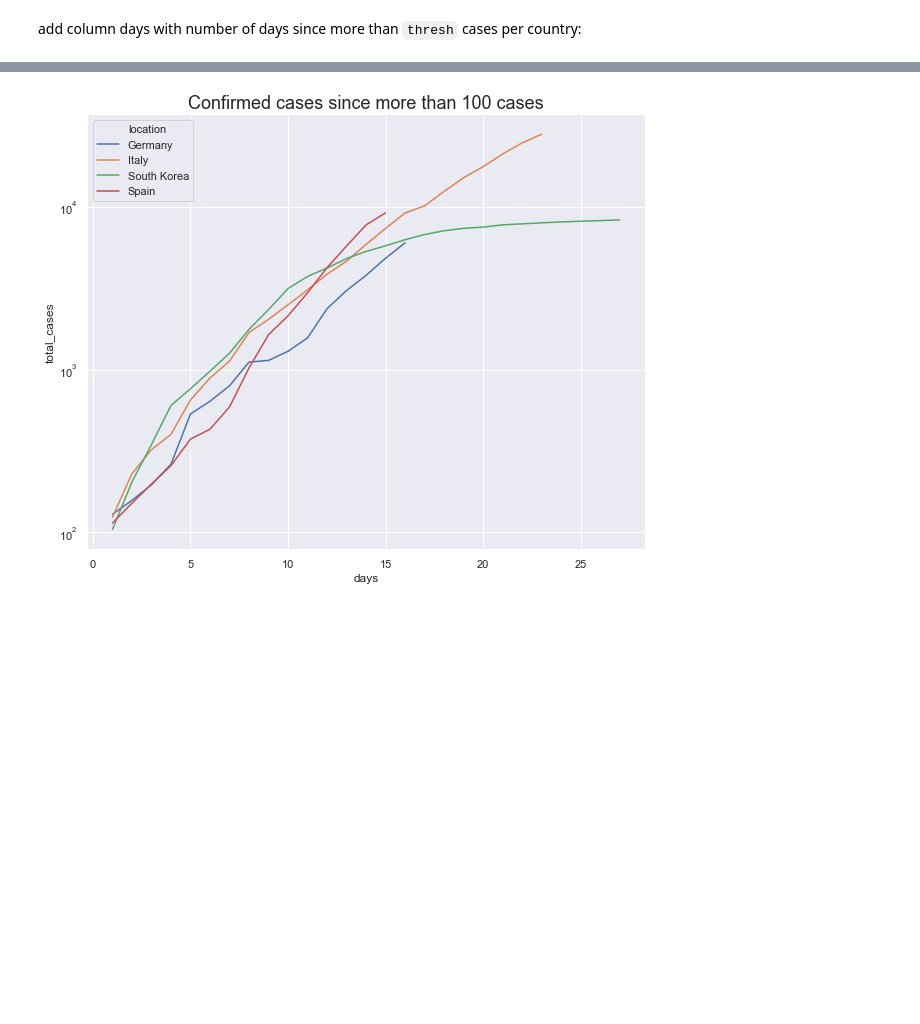
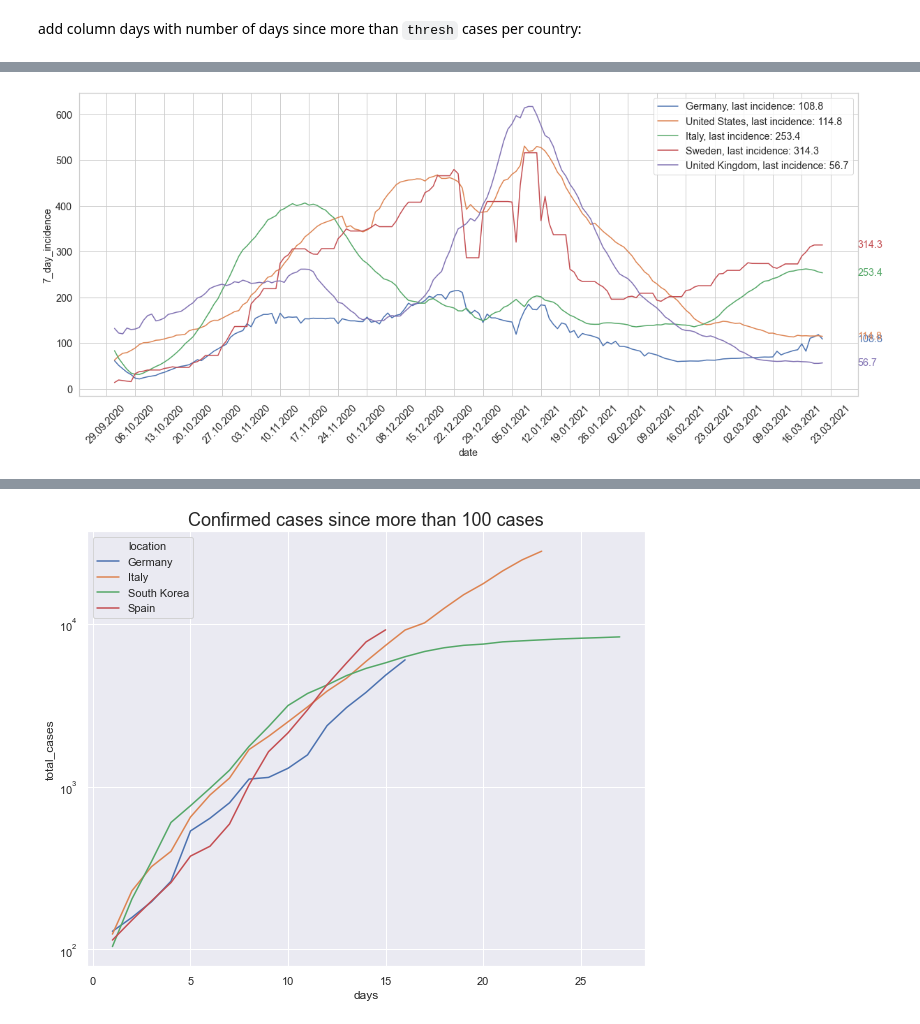
Before and after one commit to normannexo/COVID-19, a Jupyter notebook: covid19_ourworldindata.ipynb, the cells around one changed output, grey strips where cells are left out. Saved outputs shown, nothing was run; the diff lists cells and outputs as text; code cells hidden in the pictures; blank space fills up the shorter version.

```diff
--- a/covid19_ourworldindata.ipynb
+++ b/covid19_ourworldindata.ipynb
@@ -80,0 +90,3 @@ df_world.loc['Germany']
+# %%
+df_world_extract = df_world.loc[pd.IndexSlice[:, '2020/10/01': ],:].copy()
+df_world_extract
@@ -80,0 +131,3 @@ df_world.loc['Germany']
+# %%
+# calculate 7-day incidence rate per 100,000 persons
+df_world_extract['7_day_incidence'] = df_world_extract.rolling(7).new_cases_per_million.sum() / 10
@@ -80,0 +166,21 @@ df_world.loc['Germany']
+# %%
+countries = ['Germany', 'United States', 'Italy',  'Sweden', 'United Kingdom']
+df_plot = df_world_extract.loc[countries].reset_index()
+fig, ax = plt.subplots(figsize=(20,8))
+sns.lineplot(data =df_plot, x='date', y='7_day_incidence', hue='location')
+ax.xaxis.set_major_locator(mdates.WeekdayLocator())
+ax.xaxis.set_major_formatter(mdates.DateFormatter('%d.%m.%Y'))
+ax.xaxis.set_tick_params(rotation=45)
+
+llabels = ax.get_legend_handles_labels()[-1]
+lvalues = [(l.get_ydata()[-1]) for l in  ax.lines if len(l.get_ydata()>0)]
+new_labels = [(l[0] +  ", last incidence: {0:.1f}".format(l[1])) for l in zip(llabels, lvalues)]
+ax.legend(new_labels)
+
+for l in ax.lines:
+    y = l.get_ydata()
+    if len(y)>0:
+        ax.annotate(f'{y[-1]:4.1f}', xy=(1,y[-1]), xycoords=('axes fraction', 'data'),
+                ha='left', va='center', color=l.get_color(), fontsize='x-large')
+# %% [output]
+[figure, added]
```
Also changed, not shown: parts of 16 cells of this notebook, 3 other files.
